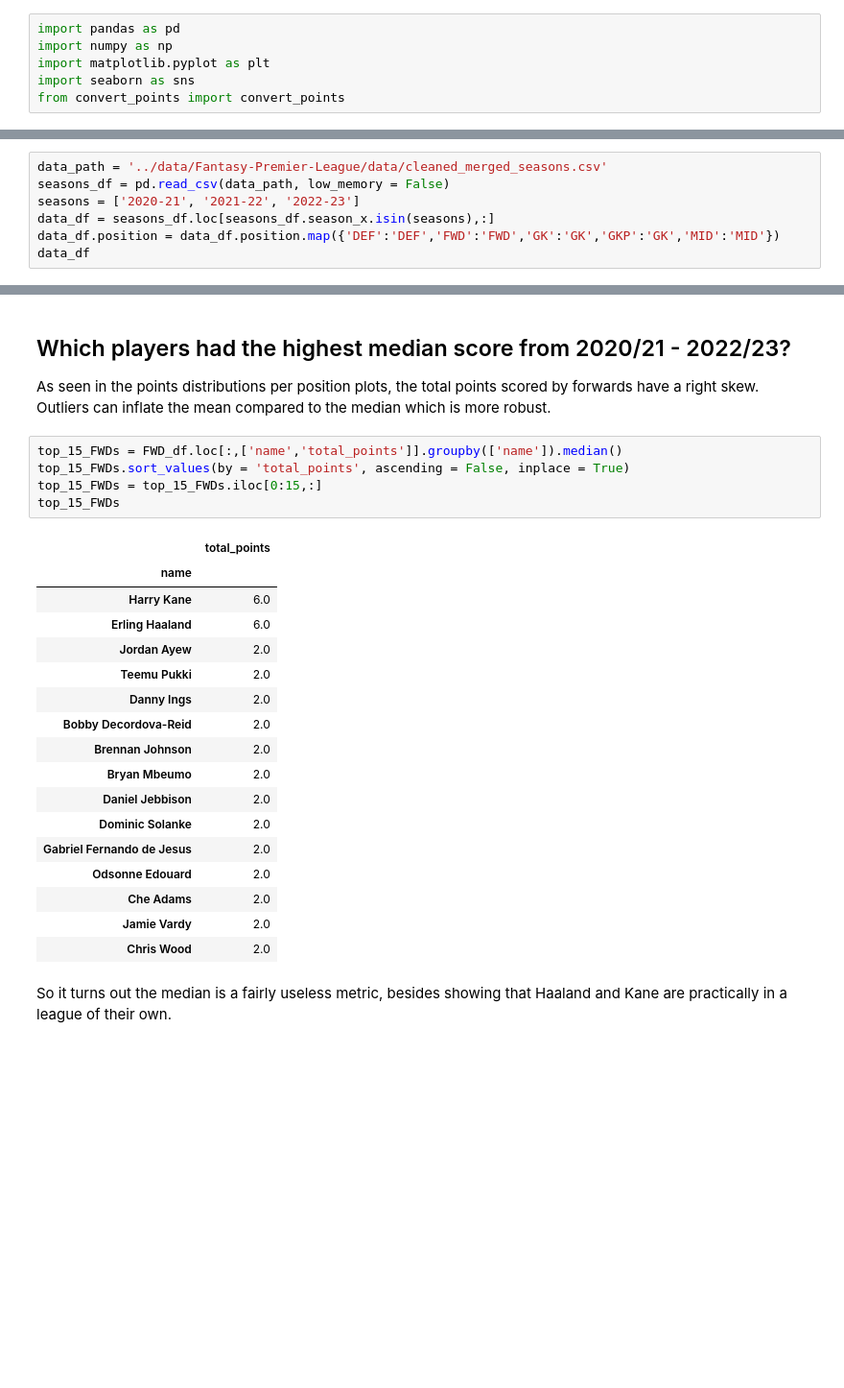
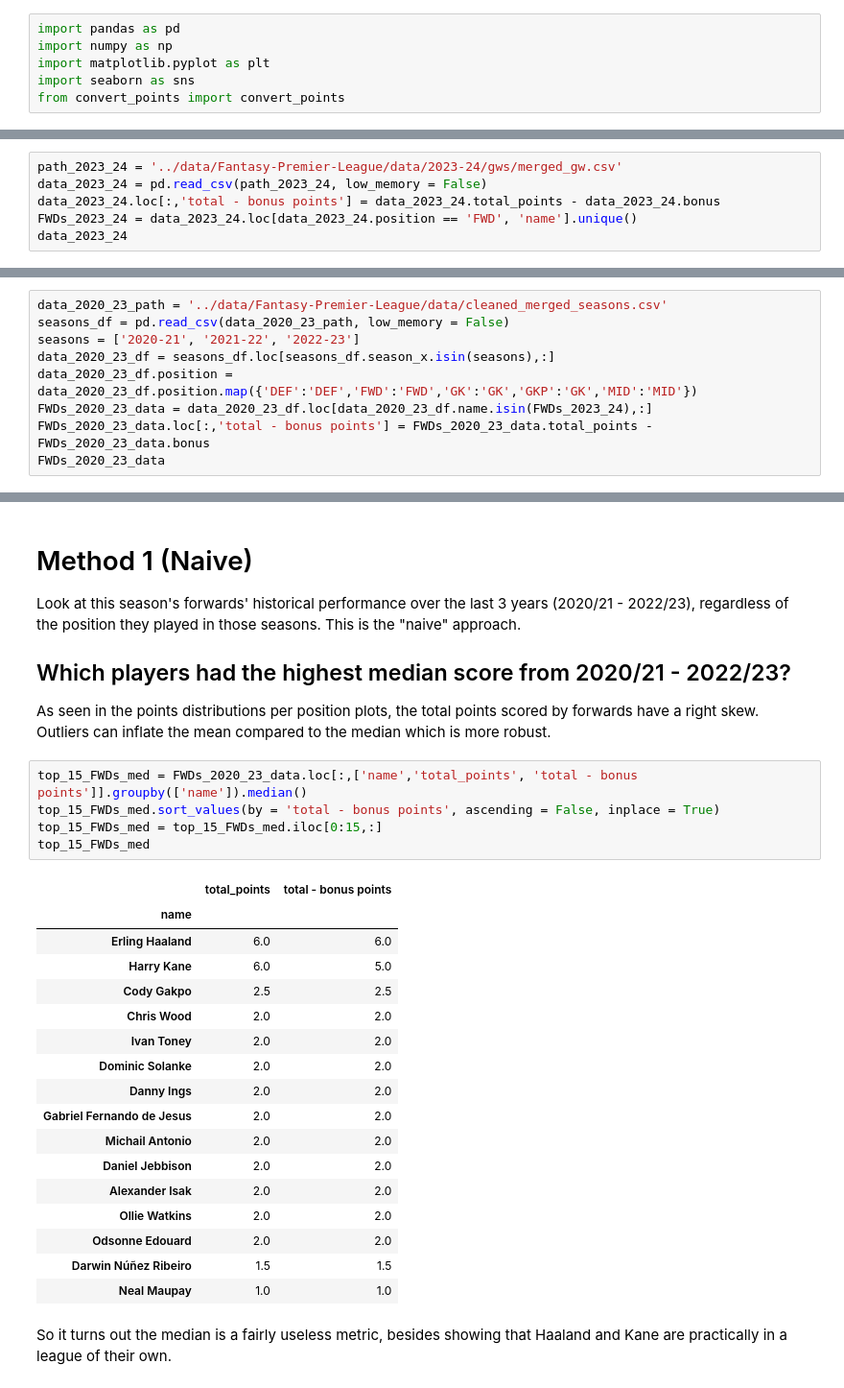
Before and after one commit to cooke99/PL-Analysis, a Jupyter notebook: Forward Player Analysis.ipynb, the cells around one changed output, grey strips where cells are left out. Shown: that part at 96% size. Cells and saved outputs as stored; diff of their text form; blank space fills up the shorter version.

Commit message:
Further analysis on Forwards - broken down into 3 methods, 2 complete

```diff
--- a/Forward Player Analysis.ipynb
+++ b/Forward Player Analysis.ipynb
@@ -12,0 +23,6 @@ from convert_points import convert_points
+# %%
+path_2023_24 = '../data/Fantasy-Premier-League/data/2023-24/gws/merged_gw.csv'
+data_2023_24 = pd.read_csv(path_2023_24, low_memory = False)
+data_2023_24.loc[:,'total - bonus points'] = data_2023_24.total_points - data_2023_24.bonus
+FWDs_2023_24 = data_2023_24.loc[data_2023_24.position == 'FWD', 'name'].unique()
+data_2023_24
@@ -13,10 +45,12 @@ from convert_points import convert_points
 # %%
-data_path = '../data/Fantasy-Premier-League/data/cleaned_merged_seasons.csv'
-seasons_df = pd.read_csv(data_path, low_memory = False)
+data_2020_23_path = '../data/Fantasy-Premier-League/data/cleaned_merged_seasons.csv'
+seasons_df = pd.read_csv(data_2020_23_path, low_memory = False)
 seasons = ['2020-21', '2021-22', '2022-23']
-data_df = seasons_df.loc[seasons_df.season_x.isin(seasons),:]
-data_df.position = data_df.position.map({'DEF':'DEF','FWD':'FWD','GK':'GK','GKP':'GK','MID':'MID'})
-data_df
+data_2020_23_df = seasons_df.loc[seasons_df.season_x.isin(seasons),:]
+data_2020_23_df.position = data_2020_23_df.position.map({'DEF':'DEF','FWD':'FWD','GK':'GK','GKP':'GK','MID':'MID'})
+FWDs_2020_23_data = data_2020_23_df.loc[data_2020_23_df.name.isin(FWDs_2023_24),:]
+FWDs_2020_23_data.loc[:,'total - bonus points'] = FWDs_2020_23_data.total_points - FWDs_2020_23_data.bonus
+FWDs_2020_23_data
 # %% [output]
 A value is trying to be set on a copy of a slice from a DataFrame.
 Try using .loc[row_indexer,col_indexer] = value instead
@@ -56,30 +78,34 @@ FWD_df
 # %% [markdown]
+# Method 1 (Naive)
+
+Look at this season's forwards' historical performance over the last 3 years (2020/21 - 2022/23), regardless of the position they played in those seasons. This is the "naive" approach.
+
 ## Which players had the highest median score from 2020/21 - 2022/23?
 
 As seen in the points distributions per position plots, the total points scored by forwards have a right skew. Outliers can inflate the mean compared to the median which is more robust.
 # %%
-top_15_FWDs = FWD_df.loc[:,['name','total_points']].groupby(['name']).median()
-top_15_FWDs.sort_values(by = 'total_points', ascending = False, inplace = True)
-top_15_FWDs = top_15_FWDs.iloc[0:15,:]
-top_15_FWDs
+top_15_FWDs_med = FWDs_2020_23_data.loc[:,['name','total_points', 'total - bonus points']].groupby(['name']).median()
+top_15_FWDs_med.sort_values(by = 'total - bonus points', ascending = False, inplace = True)
+top_15_FWDs_med = top_15_FWDs_med.iloc[0:15,:]
+top_15_FWDs_med
 # %% [output]
-|  | total_points |
-| name |  |
-| Harry Kane | 6.0 |
-| Erling Haaland | 6.0 |
-| Jordan Ayew | 2.0 |
-| Teemu Pukki | 2.0 |
-| Danny Ings | 2.0 |
-| Bobby Decordova-Reid | 2.0 |
-| Brennan Johnson | 2.0 |
-| Bryan Mbeumo | 2.0 |
-| Daniel Jebbison | 2.0 |
-| Dominic Solanke | 2.0 |
-| Gabriel Fernando de Jesus | 2.0 |
-| Odsonne Edouard | 2.0 |
-| Che Adams | 2.0 |
-| Jamie Vardy | 2.0 |
-| Chris Wood | 2.0 |
+|  | total_points | total - bonus points |
+| name |  |  |
+| Erling Haaland | 6.0 | 6.0 |
+| Harry Kane | 6.0 | 5.0 |
+| Cody Gakpo | 2.5 | 2.5 |
+| Chris Wood | 2.0 | 2.0 |
+| Ivan Toney | 2.0 | 2.0 |
+| Dominic Solanke | 2.0 | 2.0 |
+| Danny Ings | 2.0 | 2.0 |
+| Gabriel Fernando de Jesus | 2.0 | 2.0 |
+| Michail Antonio | 2.0 | 2.0 |
+| Daniel Jebbison | 2.0 | 2.0 |
+| Alexander Isak | 2.0 | 2.0 |
+| Ollie Watkins | 2.0 | 2.0 |
+| Odsonne Edouard | 2.0 | 2.0 |
+| Darwin Núñez Ribeiro | 1.5 | 1.5 |
+| Neal Maupay | 1.0 | 1.0 |
 # %% [markdown]
 So it turns out the median is a fairly useless metric, besides showing that Haaland and Kane are practically in a league of their own.
 # %% [markdown]
```
Also changed, not shown: parts of 34 cells of this notebook, 2 other files.
